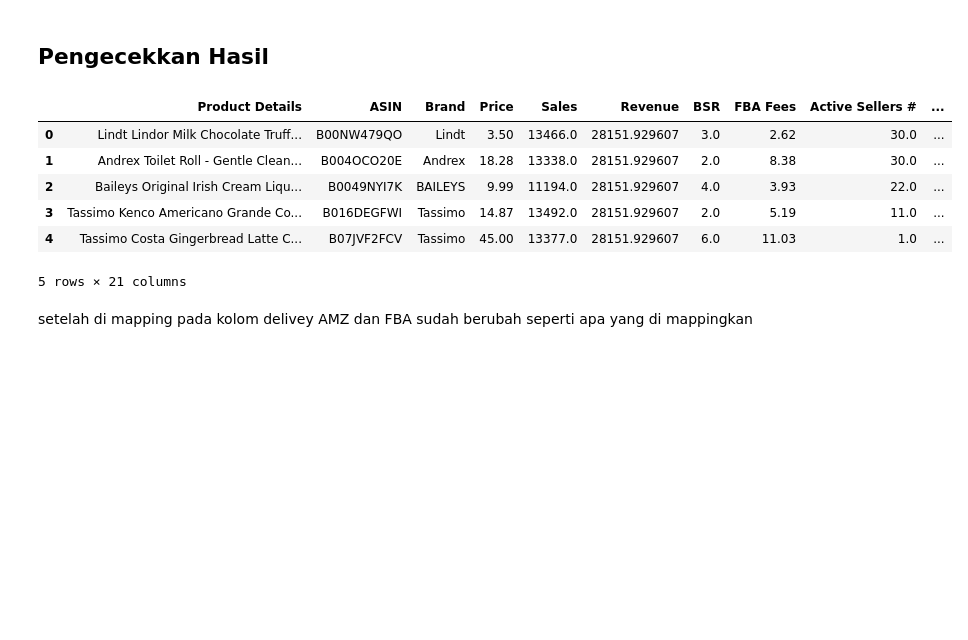
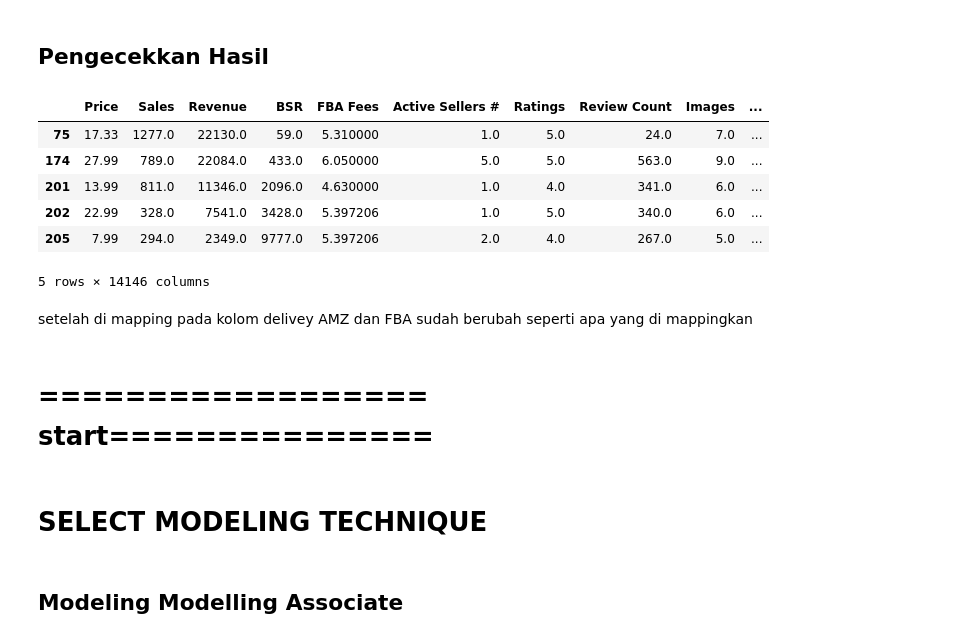
Before and after one commit to raffithoriq/tugas-Data-Mining-, a Jupyter notebook: Tugas_1_Data_Mining.ipynb, the cells around one changed output. Saved outputs shown, nothing was run; the diff lists cells and outputs as text; code cells hidden in the pictures; blank space fills up the shorter version.

```diff
--- a/Tugas_1_Data_Mining.ipynb
+++ b/Tugas_1_Data_Mining.ipynb
@@ -1426,20 +1423,26 @@ Jadi, sintaks tersebut mengganti nilai-nilai dalam kolom 'Delivery' berdasarkan
 # %% [markdown]
 ## Encoding
 # %%
-df_file = pd.get_dummies(df)
+df_file = pd.get_dummies(df_file)
 # %% [markdown]
 ## Pengecekkan Hasil
 # %%
-df.head()
+df_file.head()
 # %% [output]
-|  | Product Details | ASIN | Brand | Price | Sales | Revenue | BSR | FBA Fees | Active Sellers # | ... |
-| 0 | Lindt Lindor Milk Chocolate Truff... | B00NW479QO | Lindt | 3.50 | 13466.0 | 28151.929607 | 3.0 | 2.62 | 30.0 | ... |
-| 1 | Andrex Toilet Roll - Gentle Clean... | B004OCO20E | Andrex | 18.28 | 13338.0 | 28151.929607 | 2.0 | 8.38 | 30.0 | ... |
-| 2 | Baileys Original Irish Cream Liqu... | B0049NYI7K | BAILEYS | 9.99 | 11194.0 | 28151.929607 | 4.0 | 3.93 | 22.0 | ... |
-| 3 | Tassimo Kenco Americano Grande Co... | B016DEGFWI | Tassimo | 14.87 | 13492.0 | 28151.929607 | 2.0 | 5.19 | 11.0 | ... |
-| 4 | Tassimo Costa Gingerbread Latte C... | B07JVF2FCV | Tassimo | 45.00 | 13377.0 | 28151.929607 | 6.0 | 11.03 | 1.0 | ... |
+|  | Price | Sales | Revenue | BSR | FBA Fees | Active Sellers # | Ratings | Review Count | Images | ... |
+| 75 | 17.33 | 1277.0 | 22130.0 | 59.0 | 5.310000 | 1.0 | 5.0 | 24.0 | 7.0 | ... |
+| 174 | 27.99 | 789.0 | 22084.0 | 433.0 | 6.050000 | 5.0 | 5.0 | 563.0 | 9.0 | ... |
+| 201 | 13.99 | 811.0 | 11346.0 | 2096.0 | 4.630000 | 1.0 | 4.0 | 341.0 | 6.0 | ... |
+| 202 | 22.99 | 328.0 | 7541.0 | 3428.0 | 5.397206 | 1.0 | 5.0 | 340.0 | 6.0 | ... |
+| 205 | 7.99 | 294.0 | 2349.0 | 9777.0 | 5.397206 | 2.0 | 4.0 | 267.0 | 5.0 | ... |
-5 rows × 21 columns
+5 rows × 14146 columns
 # %% [markdown]
 setelah di mapping pada kolom delivey AMZ dan FBA sudah berubah seperti apa yang di mappingkan
 # %%
 df_file.to_csv('DataCleaned.csv', index=False)
+# %% [markdown]
+# ================== start===============
+# %% [markdown]
+# **SELECT MODELING TECHNIQUE**
+# %% [markdown]
+## Modeling Modelling Associate
```
Also changed, not shown: parts of 63 cells of this notebook.
